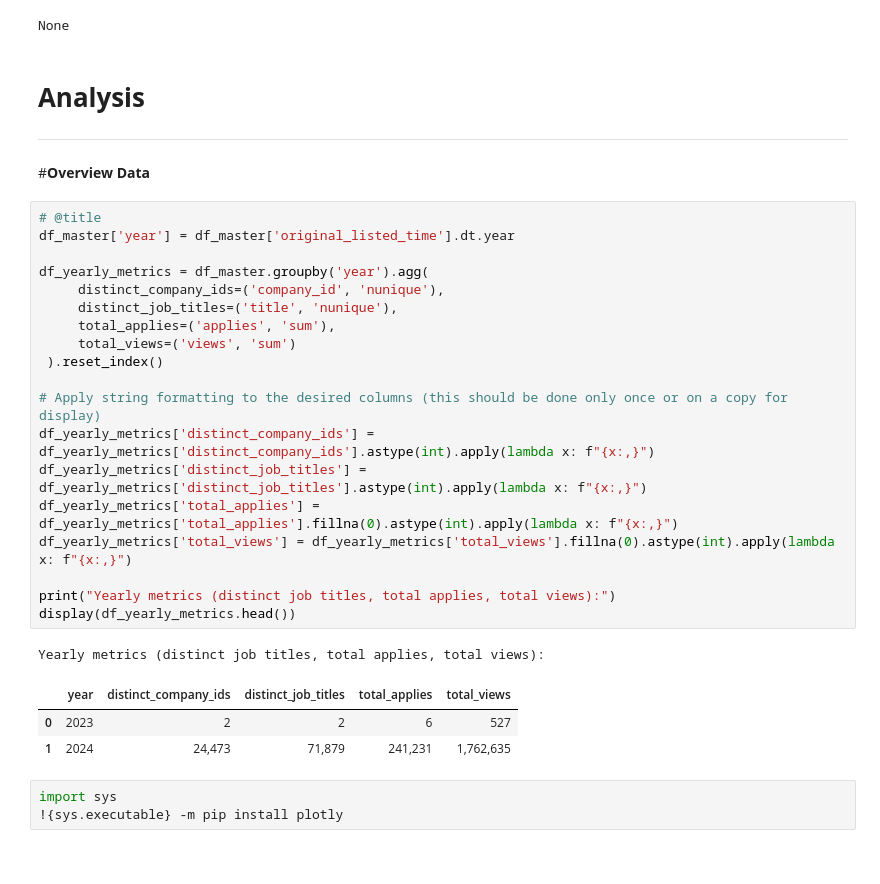
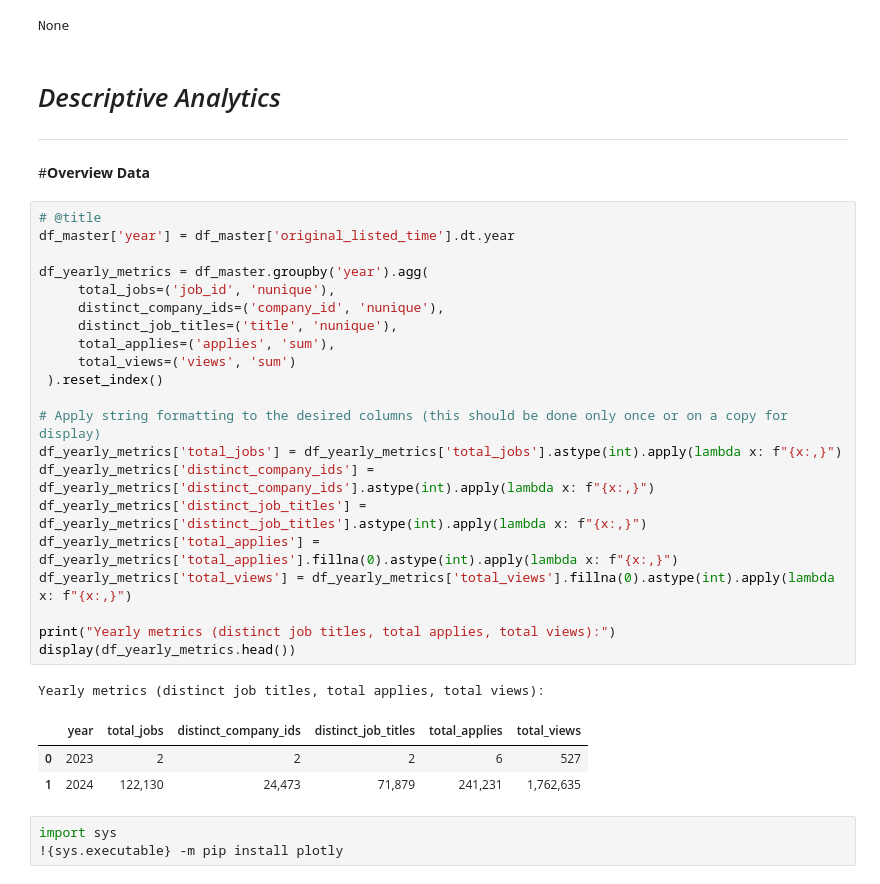
Before and after one commit to gettokeroro/DADS5001_MINI_PROJECT, a Jupyter notebook: job_application_analysis.ipynb, the cells around one changed output. Cells and saved outputs as stored; diff of their text form.

```diff
--- a/job_application_analysis.ipynb
+++ b/job_application_analysis.ipynb
@@ -442,36 +442,38 @@ Data columns (total 84 columns):
 dtypes: datetime64[ns](3), float64(52), int64(2), object(27)
 memory usage: 78.3+ MB
 None
-# %% [markdown]
-# **Analysis**
-
----
+# %% [markdown]
+# *Descriptive Analytics*
+
+---
 # %% [markdown]
 #**Overview Data**
 # %%
 # @title
 df_master['year'] = df_master['original_listed_time'].dt.year
 
 df_yearly_metrics = df_master.groupby('year').agg(
+     total_jobs=('job_id', 'nunique'),
      distinct_company_ids=('company_id', 'nunique'),
      distinct_job_titles=('title', 'nunique'),
      total_applies=('applies', 'sum'),
      total_views=('views', 'sum')
  ).reset_index()
 
 # Apply string formatting to the desired columns (this should be done only once or on a copy for display)
+df_yearly_metrics['total_jobs'] = df_yearly_metrics['total_jobs'].astype(int).apply(lambda x: f"{x:,}")
 df_yearly_metrics['distinct_company_ids'] = df_yearly_metrics['distinct_company_ids'].astype(int).apply(lambda x: f"{x:,}")
 df_yearly_metrics['distinct_job_titles'] = df_yearly_metrics['distinct_job_titles'].astype(int).apply(lambda x: f"{x:,}")
 df_yearly_metrics['total_applies'] = df_yearly_metrics['total_applies'].fillna(0).astype(int).apply(lambda x: f"{x:,}")
 df_yearly_metrics['total_views'] = df_yearly_metrics['total_views'].fillna(0).astype(int).apply(lambda x: f"{x:,}")
 
 print("Yearly metrics (distinct job titles, total applies, total views):")
 display(df_yearly_metrics.head())
 # %% [output]
 Yearly metrics (distinct job titles, total applies, total views):
-|  | year | distinct_company_ids | distinct_job_titles | total_applies | total_views |
-| 0 | 2023 | 2 | 2 | 6 | 527 |
-| 1 | 2024 | 24,473 | 71,879 | 241,231 | 1,762,635 |
+|  | year | total_jobs | distinct_company_ids | distinct_job_titles | total_applies | total_views |
+| 0 | 2023 | 2 | 2 | 2 | 6 | 527 |
+| 1 | 2024 | 122,130 | 24,473 | 71,879 | 241,231 | 1,762,635 |
 # %%
 import sys
 !{sys.executable} -m pip install plotly
```
Also changed, not shown: parts of 10 cells of this notebook.
